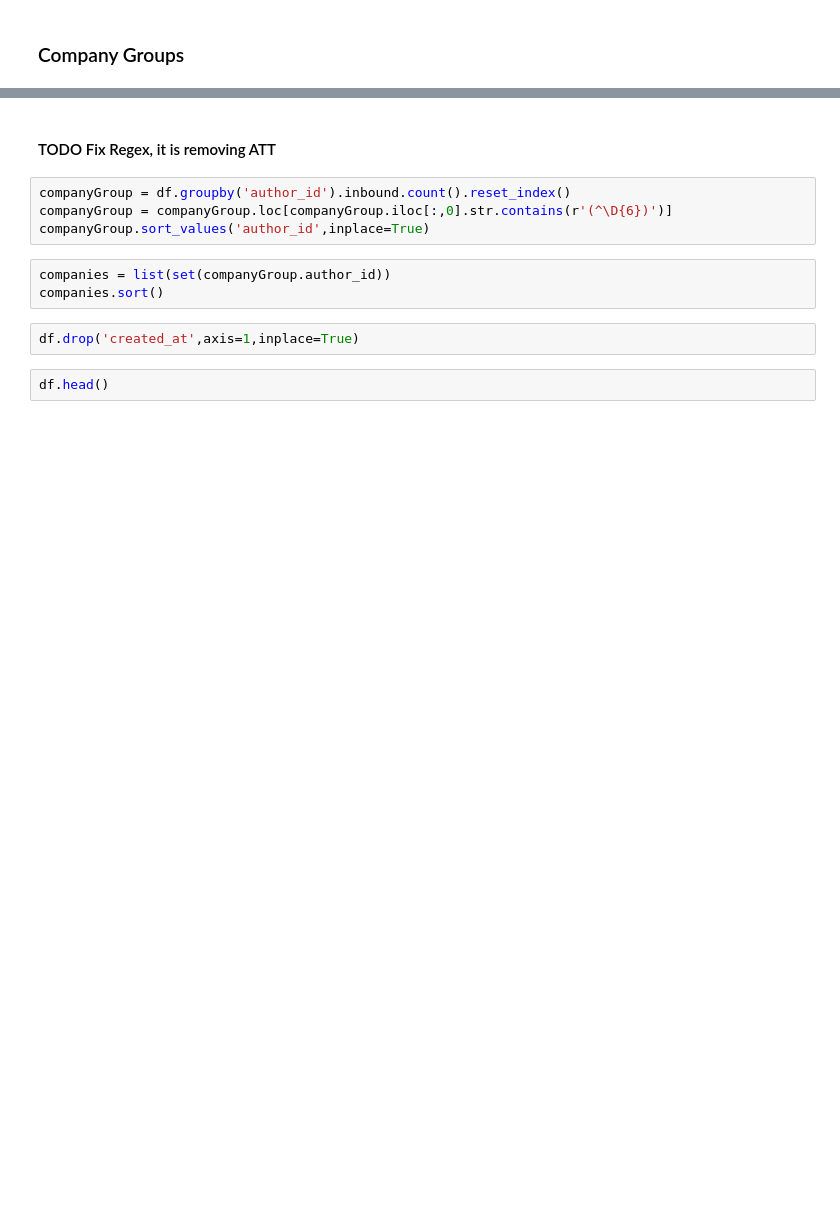
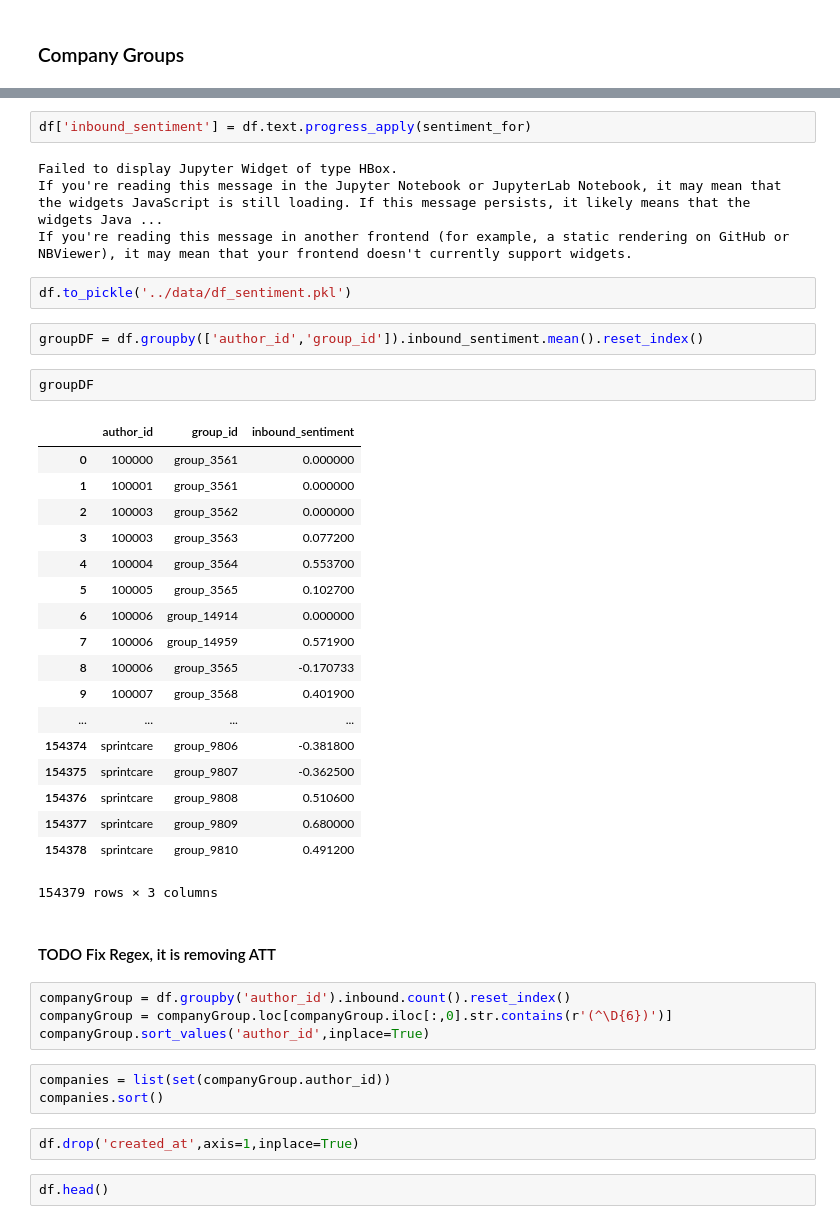
Before and after one commit to xvila/Twitter-Customer-Support-Exploration, a Jupyter notebook: notebooks/EDA.ipynb, the cells around one changed output, grey strips where cells are left out. Cells and saved outputs as stored; diff of their text form; blank space fills up the shorter version.

```diff
--- a/notebooks/EDA.ipynb
+++ b/notebooks/EDA.ipynb
@@ -449,3 +475,34 @@ sns.heatmap(corr)
+# %%
+df['inbound_sentiment'] = df.text.progress_apply(sentiment_for)
+# %% [output]
+Failed to display Jupyter Widget of type HBox.
+If you're reading this message in the Jupyter Notebook or JupyterLab Notebook, it may mean that the widgets JavaScript is still loading. If this message persists, it likely means that the widgets Java ...
+If you're reading this message in another frontend (for example, a static rendering on GitHub or NBViewer), it may mean that your frontend doesn't currently support widgets.
+# %%
+df.to_pickle('../data/df_sentiment.pkl')
+# %%
+groupDF = df.groupby(['author_id','group_id']).inbound_sentiment.mean().reset_index()
+# %%
+groupDF
+# %% [output]
+|  | author_id | group_id | inbound_sentiment |
+| 0 | 100000 | group_3561 | 0.000000 |
+| 1 | 100001 | group_3561 | 0.000000 |
+| 2 | 100003 | group_3562 | 0.000000 |
+| 3 | 100003 | group_3563 | 0.077200 |
+| 4 | 100004 | group_3564 | 0.553700 |
+| 5 | 100005 | group_3565 | 0.102700 |
+| 6 | 100006 | group_14914 | 0.000000 |
+| 7 | 100006 | group_14959 | 0.571900 |
+| 8 | 100006 | group_3565 | -0.170733 |
+| 9 | 100007 | group_3568 | 0.401900 |
+| ... | ... | ... | ... |
+| 154374 | sprintcare | group_9806 | -0.381800 |
+| 154375 | sprintcare | group_9807 | -0.362500 |
+| 154376 | sprintcare | group_9808 | 0.510600 |
+| 154377 | sprintcare | group_9809 | 0.680000 |
+| 154378 | sprintcare | group_9810 | 0.491200 |
+154379 rows × 3 columns
 # %% [markdown]
 #### TODO Fix Regex, it is removing ATT
 # %%
```
Also changed, not shown: parts of 12 cells of this notebook, 1 other file.
